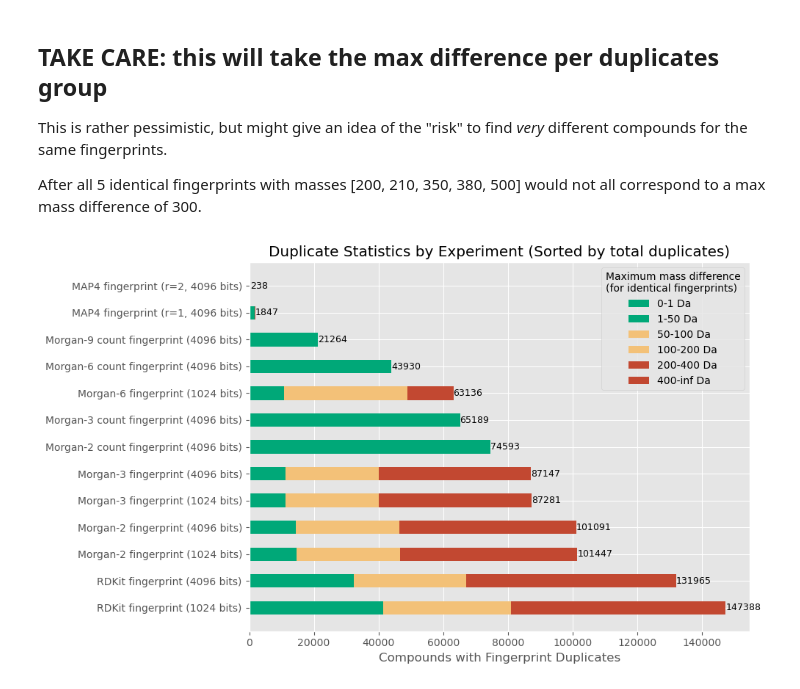
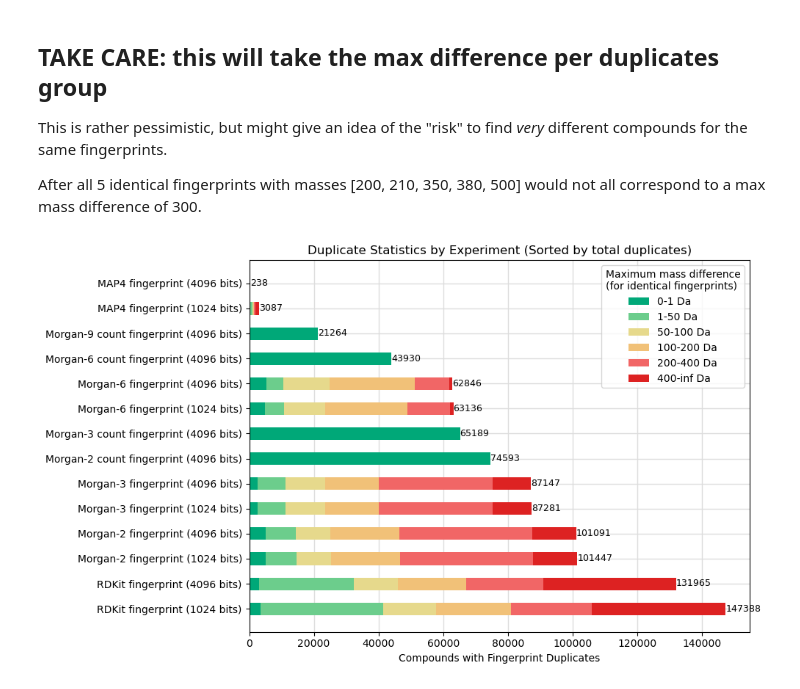
Before and after one commit to florian-huber/molecular_fingerprint_comparisons, a Jupyter notebook: notebooks/fingerprint_analysis_01_duplications.ipynb, the cells around one changed output. Saved outputs shown, nothing was run; the diff lists cells and outputs as text; code cells hidden in the pictures.

```diff
--- a/notebooks/fingerprint_analysis_01_duplications.ipynb
+++ b/notebooks/fingerprint_analysis_01_duplications.ipynb
@@ -439,17 +436,24 @@ files_experiments = [
     ("morgan3_binary", "Morgan-3 fingerprint (4096 bits)"),
     ("morgan3_count", "Morgan-3 count fingerprint (4096 bits)"),
     ("morgan3_binary_1024", "Morgan-3 fingerprint (1024 bits)"),
-    ("morgan6_count", "Morgan-6 count fingerprint (4096 bits)"),
+    #("morgan6_count", "Morgan-6 count fingerprint (4096 bits)"),
+    ("morgan6_binary", "Morgan-6 fingerprint (4096 bits)"),
     ("morgan6_binary_1024", "Morgan-6 fingerprint (1024 bits)"),
-    ("map4", "MAP4 fingerprint (r=2, 4096 bits)")
+    ("morgan9_binary", "Morgan-9 fingerprint (4096 bits)"),
+    ("morgan9_binary_1024", "Morgan-9 fingerprint (1024 bits)"),
+    ("map4", "MAP4 fingerprint (4096 bits)"),
+    ("map4_1024", "MAP4 fingerprint (1024 bits)")
 ]
-
-
-colors = ["#00A878", "#00A878",
-          "#F3C178", "#F3C178",
-          "#C24831", "#C24831",
-          "#8532B1", "#8532B1",
-          "#3333D1"]#, "#3333D1"]
+# %%
+colors = [
+    "#00A878", "#00A878",
+    "#fad02c", "#fad02c",
+    "#f98517", "#f98517",
+    #"#c85b00", "#c85b00",
+    "#ac0000", "#ac0000",
+    "#680000", "#680000",
+    "#3333D1", "#3333D1",
+]
 # %%
 plt.style.use('default')
 
@@ -492,6 +495,3 @@ plt.show()
-# %%
-plt.style.use('ggplot')
-#plt.style.use("fivethirtyeight")
 # %%
 files_experiments = [
     ("rdkit", "RDKit fingerprint (4096 bits)"),
@@ -539,10 +539,13 @@ files_experiments = [
     ("morgan3_count", "Morgan-3 count fingerprint (4096 bits)"),
     ("morgan3_binary_1024", "Morgan-3 fingerprint (1024 bits)"),
     ("morgan6_count", "Morgan-6 count fingerprint (4096 bits)"),
+    ("morgan6_binary", "Morgan-6 fingerprint (4096 bits)"),
     ("morgan6_binary_1024", "Morgan-6 fingerprint (1024 bits)"),
     ("morgan9_count", "Morgan-9 count fingerprint (4096 bits)"),
-    ("map2", "MAP4 fingerprint (r=1, 4096 bits)"),
-    ("map4", "MAP4 fingerprint (r=2, 4096 bits)")
+    #("map2", "MAP2 fingerprint (4096 bits)"),
+    ("map4", "MAP4 fingerprint (4096 bits)"),
+    ("map4_1024", "MAP4 fingerprint (1024 bits)"),
+    #("biosynphoni", "Biosynfoni fingerprint"),
 ]
 # %%
 # Define the bins
@@ -578,33 +581,37 @@ sorted_experiments = sorted(
 
 # Plotting
 fig, ax = plt.subplots(figsize=(10, 6))
 
 # Prepare for stacked bar chart
 width = 0.5
 y_positions = np.arange(len(sorted_experiments))
 left_stack = np.zeros(len(sorted_experiments))
 
 # Iterate over bins and stack their sums
 for i, label in enumerate(bin_labels):
     values = [experiment[1][i] for experiment in sorted_experiments]
     ax.barh(y_positions, values, width, label=label, left=left_stack, color=colors[i])
     left_stack += values
 
 # Add numbers
 for i, y in enumerate(y_positions):
     value = sorted_experiments[i][1].sum()
     plt.text(value, i-0.1, f"{value:.0f}", fontsize=9)
 
+ax.set_axisbelow(True)
+ax.grid(which='major', color='#DDDDDD', linewidth=1)
+
 # Configure plot appearance
 ax.set_yticks(y_positions)
 ax.set_yticklabels([experiment[0] for experiment in sorted_experiments])
 ax.set_xlabel("Compounds with Fingerprint Duplicates")
 ax.set_title("Duplicate Statistics by Experiment (Sorted by total duplicates)")
 ax.legend(title="Maximum mass difference\n(for identical fingerprints)", loc="upper right")
 
+
 plt.tight_layout()
-plt.savefig("Duplicate_statistics_max_mass_difference_700k.pdf")
-plt.savefig("Duplicate_statistics_max_mass_difference_700k.png", dpi=600)
+plt.savefig("Duplicate_statistics_max_mass_difference_730k.pdf")
+plt.savefig("Duplicate_statistics_max_mass_difference_730k.png", dpi=600)
 plt.show()
 # %% [output]
-[figure, old version]
+[figure, new version]
```
Also changed, not shown: parts of 21 cells of this notebook.
